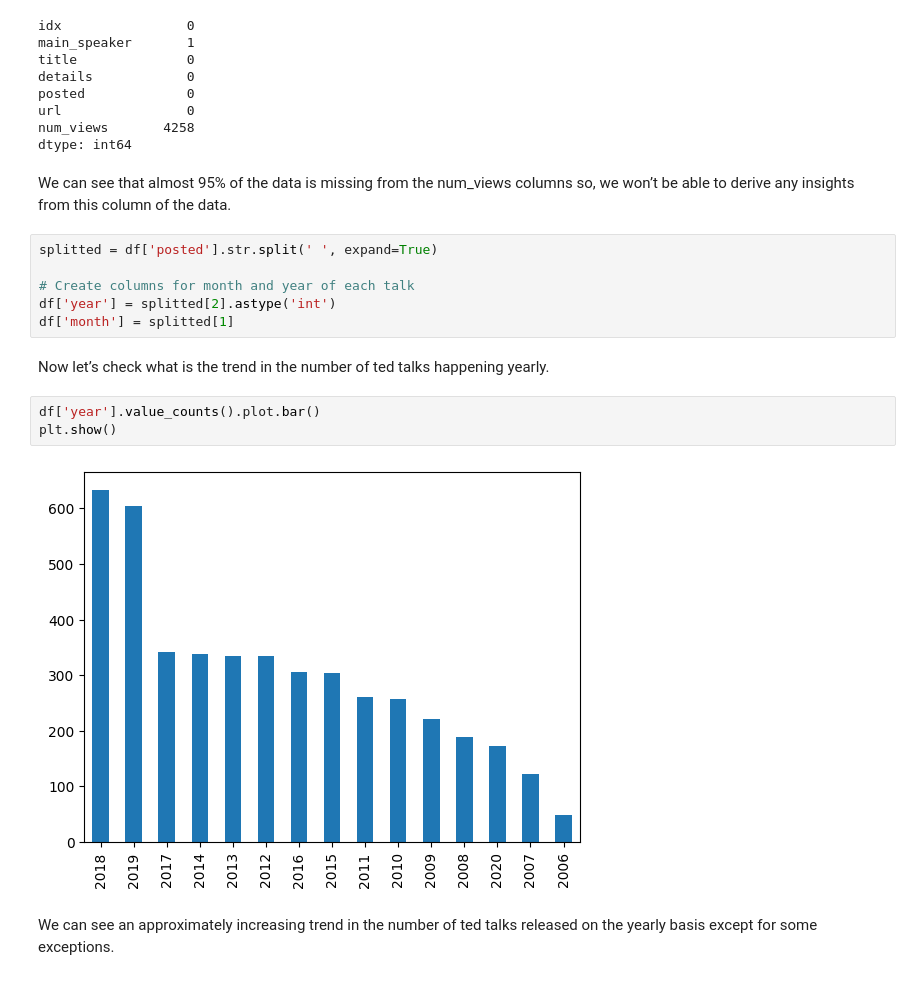
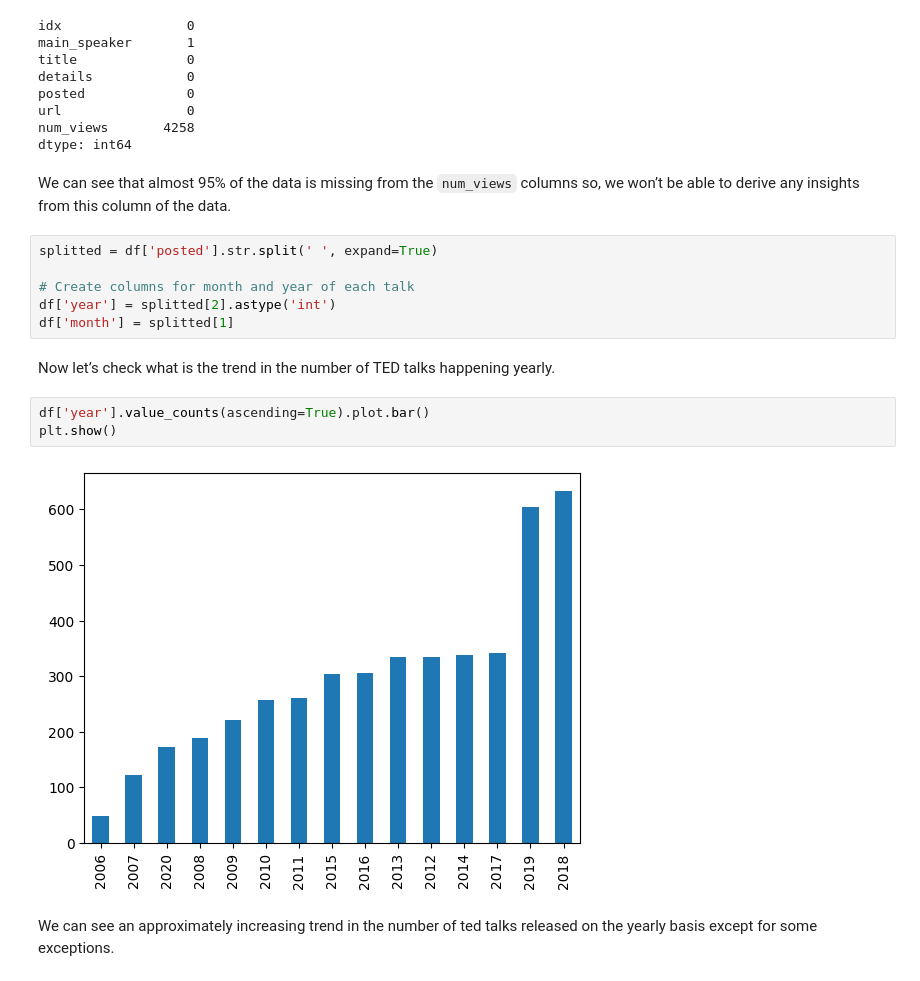
Before and after one commit to alexrodpas/ML-Projects, a Jupyter notebook: TED-Talks-RecSys.ipynb, the cells around one changed output. Drawn from its saved outputs; the diff is of its cells as text.

```diff
--- a/TED-Talks-RecSys.ipynb
+++ b/TED-Talks-RecSys.ipynb
@@ -132,7 +132,7 @@ url                0
 num_views       4258
 dtype: int64
 # %% [markdown]
-We can see that almost 95% of the data is missing from the num_views columns so, we won’t be able to derive any insights from this column of the data.
+We can see that almost 95% of the data is missing from the `num_views` columns so, we won’t be able to derive any insights from this column of the data.
 # %%
 splitted = df['posted'].str.split(' ', expand=True)
 
@@ -140,12 +140,12 @@ splitted = df['posted'].str.split(' ', expand=True)
 df['year'] = splitted[2].astype('int')
 df['month'] = splitted[1]
 # %% [markdown]
-Now let’s check what is the trend in the number of ted talks happening yearly.
+Now let’s check what is the trend in the number of TED talks happening yearly.
 # %%
-df['year'].value_counts().plot.bar()
+df['year'].value_counts(ascending=True).plot.bar()
 plt.show()
 # %% [output]
-[figure, old version]
+[figure, new version]
 # %% [markdown]
 We can see an approximately increasing trend in the number of ted talks released on the yearly basis except for some exceptions.
 # %%
```
Also changed, not shown: parts of 8 cells of this notebook.
